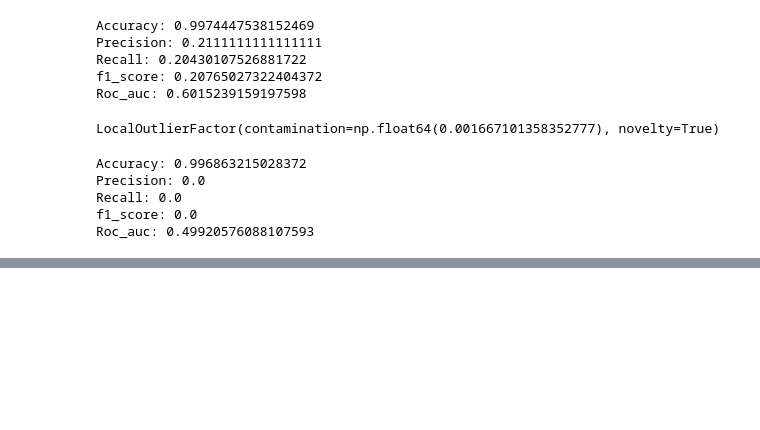
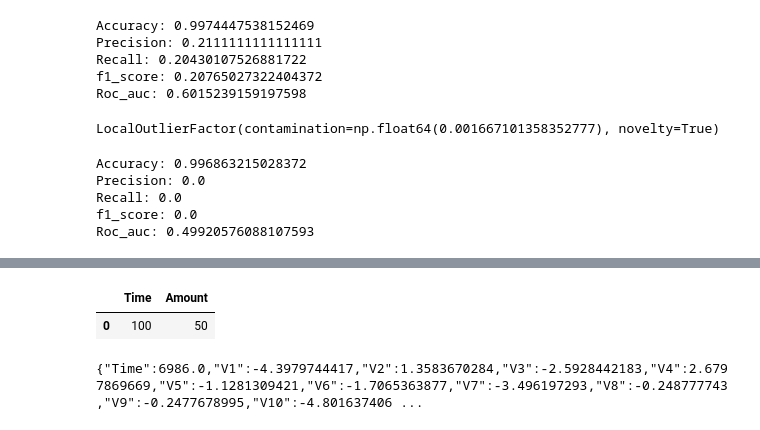
Before and after one commit to Sirvikkaz/Fraud-detection, a Jupyter notebook: notebooks/creditcard.ipynb, the cells around one changed output, grey strips where cells are left out. Saved outputs shown, nothing was run; the diff lists cells and outputs as text; code cells hidden in the pictures; blank space fills up the shorter version.

```diff
--- a/notebooks/creditcard.ipynb
+++ b/notebooks/creditcard.ipynb
@@ -729,0 +764,7 @@ Roc_auc: 0.49920576088107593
+# %%
+k = pd.DataFrame([{"Time":100, "Amount":50}])
+# %%
+k
+# %% [output]
+|  | Time | Amount |
+| 0 | 100 | 50 |
@@ -729,0 +773,4 @@ Roc_auc: 0.49920576088107593
+# %%
+print(fraud.iloc[3].to_json())
+# %% [output]
+{"Time":6986.0,"V1":-4.3979744417,"V2":1.3583670284,"V3":-2.5928442183,"V4":2.6797869669,"V5":-1.1281309421,"V6":-1.7065363877,"V7":-3.496197293,"V8":-0.248777743,"V9":-0.2477678995,"V10":-4.801637406 ...
```
Also changed, not shown: parts of 6 cells of this notebook, 6 other files.
